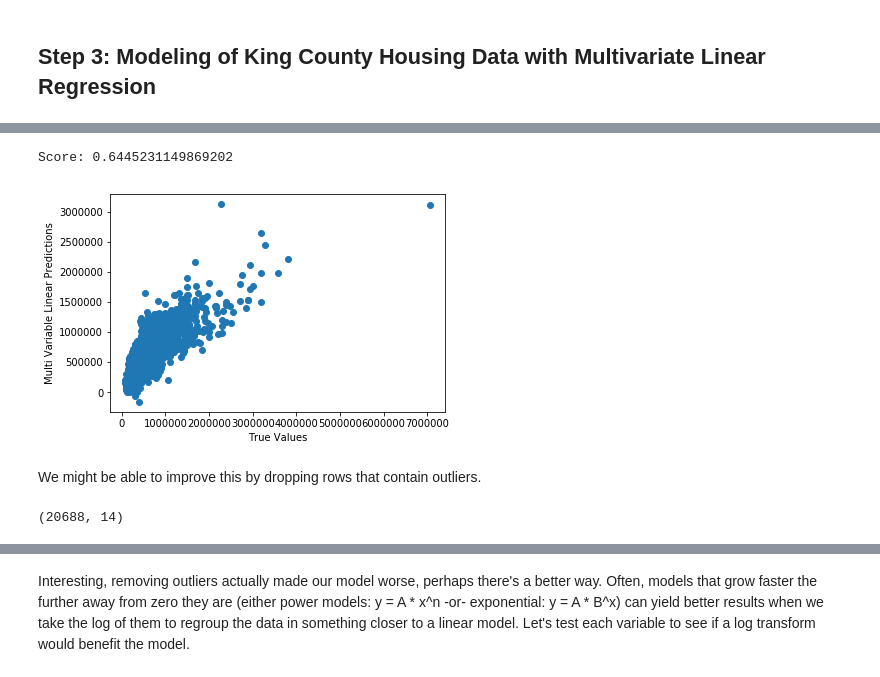
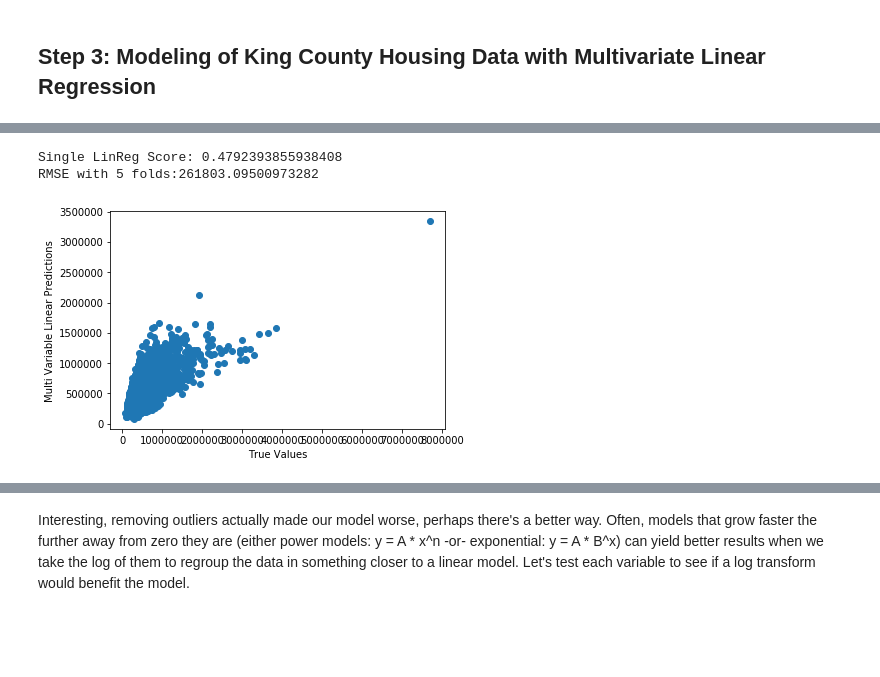
Before and after one commit to nkacoroski/dsc-1-final-project, a Jupyter notebook: kaspar.ipynb, the cells around one changed output, grey strips where cells are left out. Drawn from its saved outputs; the diff is of its cells as text; code cells hidden in the pictures; blank space fills up the shorter version.

```diff
--- a/kaspar.ipynb
+++ b/kaspar.ipynb
@@ -357,28 +491,0 @@ explore_df.head()
-# %%
-def multi_linreg_tts(data, response):
-    y = response
-    X = data
-    X_train, X_test, y_train, y_test = sk.model_selection.train_test_split(X, y, test_size=0.2)
-    linreg = LinearRegression()
-    model = linreg.fit(X_train, y_train)
-    predictions = linreg.predict(X_test)
-
-    plt.scatter(y_test, predictions)
-    plt.xlabel(f"True Values")
-    plt.ylabel(f"Multi Variable Linear Predictions")
-    print("Score:", model.score(X_test, y_test))
-
-multi_linreg_tts(explore_df, df[['price']])
-# %% [output]
-Score: 0.6445231149869202
-[figure, removed]
-# %% [markdown]
-We might be able to improve this by dropping rows that contain outliers.
-# %%
-# since by the time we run this, we should have 'sqft_basement' as a number, we can add that to the list as well
-check_for_outliers = ['sqft_living', 'sqft_lot', 'sqft_above', 'sqft_living15', 'sqft_lot15']#, 'sqft_basement']
-no_outliers = df[(np.abs(zscore(df.loc[:,check_for_outliers])) < 3).all(axis=1)]
-no_outliers = no_outliers.drop(['id', 'yr_renovated', 'lat', 'long', 'sqft_basement', 'zipcode', 'date'], axis=1)
-no_outliers.shape
-# %% [output]
-(20688, 14)
@@ -384,0 +494,6 @@ no_outliers.shape
+# %%
+linreg_tts(df[['sqft_living']], df[['price']])
+# %% [output]
+Single LinReg Score: 0.4792393855938408
+RMSE with 5 folds:261803.09500973282
+[figure, added]
```
Also changed, not shown: parts of 59 cells of this notebook.
